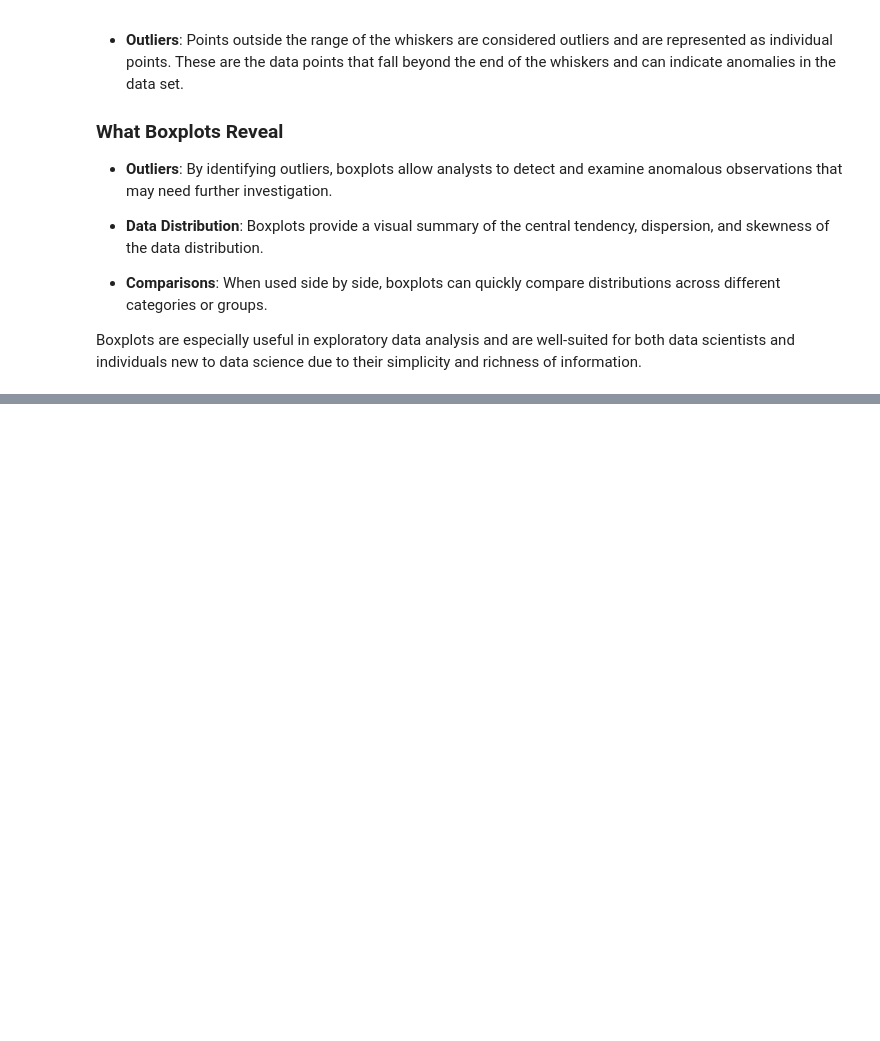
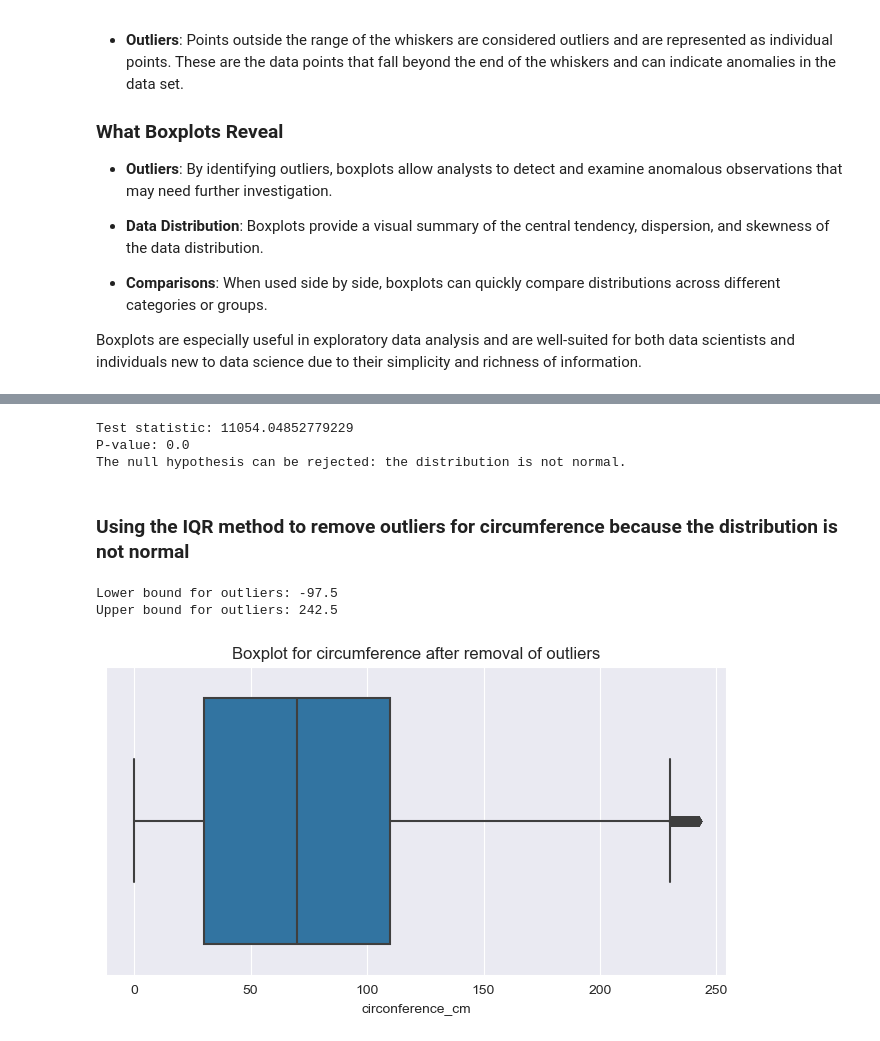
Before and after one commit to preudh/OC_IA_P2_concours_smart_city, a Jupyter notebook: notebooks/smartcity.ipynb, the cells around one changed output, grey strips where cells are left out. Cells and saved outputs as stored; diff of their text form; code cells hidden in the pictures; blank space fills up the shorter version.

Commit message:
IQR method to remove outliers

```diff
--- a/notebooks/smartcity.ipynb
+++ b/notebooks/smartcity.ipynb
@@ -381,0 +399,41 @@ Boxplots are especially useful in exploratory data analysis and are well-suited
+# %%
+### Detect if distrubution is normal
+from scipy.stats import normaltest
+stat, p = normaltest(df['circonference_cm']) # Perform the normality test
+alpha = 0.05 # Set the significance level
+print("Test statistic:", stat) # Display the test statistic
+print("P-value:", p) # Display the p-value
+if p < alpha: # Check if the p-value is less than the significance level
+    print("The null hypothesis can be rejected: the distribution is not normal.")
+else:
+    print("The null hypothesis cannot be rejected: the distribution is normal.")
+# %% [output]
+Test statistic: 11054.04852779229
+P-value: 0.0
+The null hypothesis can be rejected: the distribution is not normal.
+# %% [markdown]
+### Using the IQR method to remove outliers for circumference because the distribution is not normal
+# %%
+# remove outliers for circumference
+Q1 = df['circonference_cm'].quantile(0.25) # Calculate the first quartile (Q1)
+Q3 = df['circonference_cm'].quantile(0.75) # Calculate the third quartile (Q3)
+IQR = Q3 - Q1 # Calculate the interquartile range (IQR)
+# %%
+# Calculate the lower and upper bounds for the outliers
+lower_bound = Q1 - 1.5 * IQR
+print(f'Lower bound for outliers: {lower_bound}')
+upper_bound = Q3 + 1.5 * IQR
+print(f'Upper bound for outliers: {upper_bound}')
+# %% [output]
+Lower bound for outliers: -97.5
+Upper bound for outliers: 242.5
+# %%
+# Remove outliers for circumference
+df = df[(df['circonference_cm'] >= lower_bound) & (df['circonference_cm'] <= upper_bound)]
+# %%
+plt.figure(figsize=(8,4))
+sns.boxplot(x='circonference_cm', data=df)
+plt.title("Boxplot for circumference after removal of outliers")
+plt.show()
+# %% [output]
+[figure, added]
```
Also changed, not shown: parts of 15 cells of this notebook.
